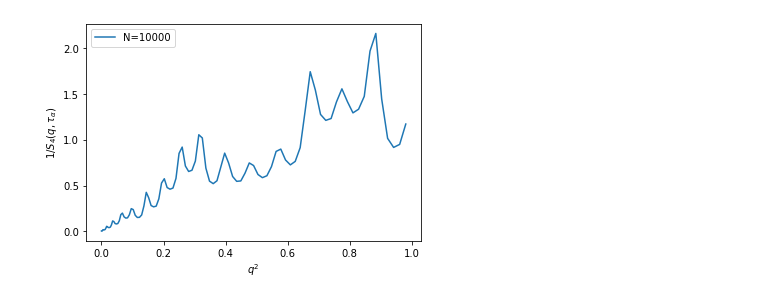
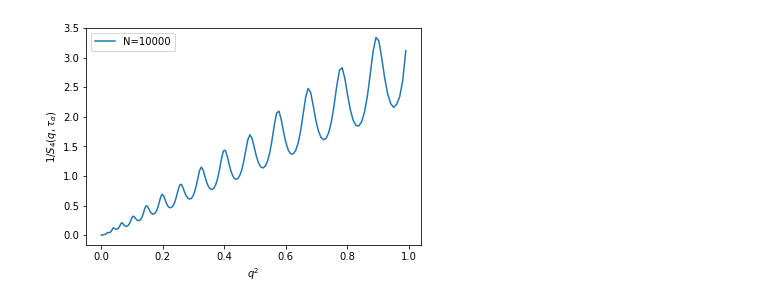
Before and after one commit to Aadyot/SPV_experiments, a Jupyter notebook: overlap_10000.ipynb, the cells around one changed output. Saved outputs shown, nothing was run; the diff lists cells and outputs as text; code cells hidden in the pictures.

```diff
--- a/overlap_10000.ipynb
+++ b/overlap_10000.ipynb
@@ -84,10 +78,11 @@ for N in [10000]:
 for N in S4s_all.keys():
     S4s = S4s_all[N]
     qs = np.array(list(S4s.keys()))
-    S4_q_alpha = np.array([np.abs(S4s[q][T_alpha_results[N]]) for q in qs])
+    S4_q_alpha = np.array([np.abs(S4s[q]) for q in qs])
     plt.plot(qs, S4_q_alpha,  label = f"N={N}")
 plt.xlabel(r"$q$")
 plt.ylabel(r"$S_4(q,\tau_{\alpha})$")
+plt.yscale('log')
 plt.legend()
 plt.show()
 # %% [output]
@@ -94,0 +90,19 @@ plt.show()
+# %%
+w = 1
+for N in S4s_all.keys():
+    S4s = S4s_all[N]
+    qs = np.array(list(S4s.keys()))
+    S4_q_alpha = np.array([np.abs(S4s[q]) for q in qs])[:,0] + 0.0001
+    S4_q_alpha = np.convolve(S4_q_alpha, np.ones(w)/w, 'same')
+    mask1 = qs>0.01
+    mask3 = qs<1
+    mask2 = (1/S4_q_alpha) < 10000
+    mask = np.logical_and (np.logical_and(mask1 , mask2), mask3)
+    x = (qs**2)[mask]
+    y = 1/S4_q_alpha[mask]
+    plt.plot(x, y, label = f"N={N}")
+plt.xlabel(r"$q^2$")
+plt.ylabel(r"$1/S_4(q,\tau_{\alpha})$")
+# plt.yscale('log')
+plt.legend()
+plt.show()
@@ -95,14 +111,21 @@ plt.show()
 # %%
+w = 10
 for N in S4s_all.keys():
     S4s = S4s_all[N]
     qs = np.array(list(S4s.keys()))
-    # S4_q_alpha = np.array([np.abs(S4s[q][T_alpha_results[N]]) for q in qs]) + 0.001
-    S4_q_alpha = np.convolve(np.array([np.abs(S4s[q][T_alpha_results[N]]) for q in qs]), np.ones(5)/5, 'same')
-
-    plt.plot(qs**2, 1/S4_q_alpha, label = f"N={N}")
+    S4_q_alpha = np.array([np.abs(S4s[q]) for q in qs])[:,0] + 0.0001
+    S4_q_alpha = np.convolve(S4_q_alpha, np.ones(w)/w, 'same')
+    mask1 = qs>0.01
+    mask3 = qs<1
+    mask2 = (1/S4_q_alpha) < 10000
+    mask = np.logical_and (np.logical_and(mask1 , mask2), mask3)
+    x = (qs**2)[mask]
+    y = 1/S4_q_alpha[mask]
+    plt.plot(x, y, label = f"N={N}")
 plt.xlabel(r"$q^2$")
 plt.ylabel(r"$1/S_4(q,\tau_{\alpha})$")
+# plt.yscale('log')
 plt.legend()
 plt.show()
 # %% [output]
-[figure, old version]
+[figure, new version]
```
Also changed, not shown: parts of 3 cells of this notebook, 8 other files.
